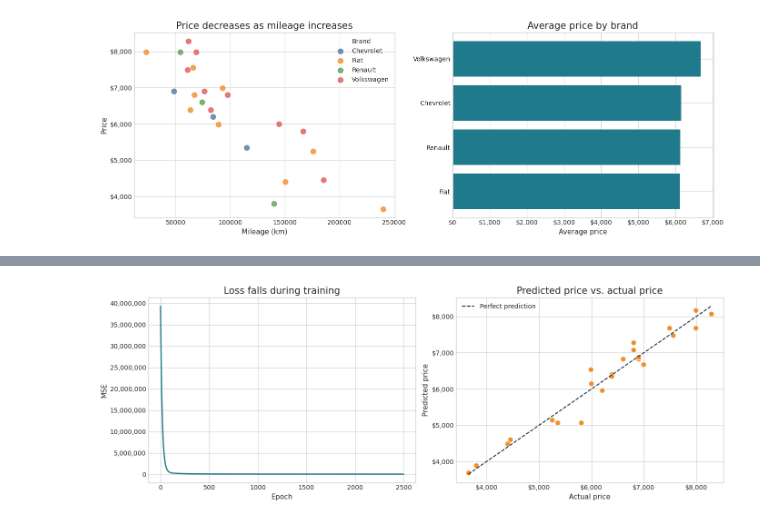
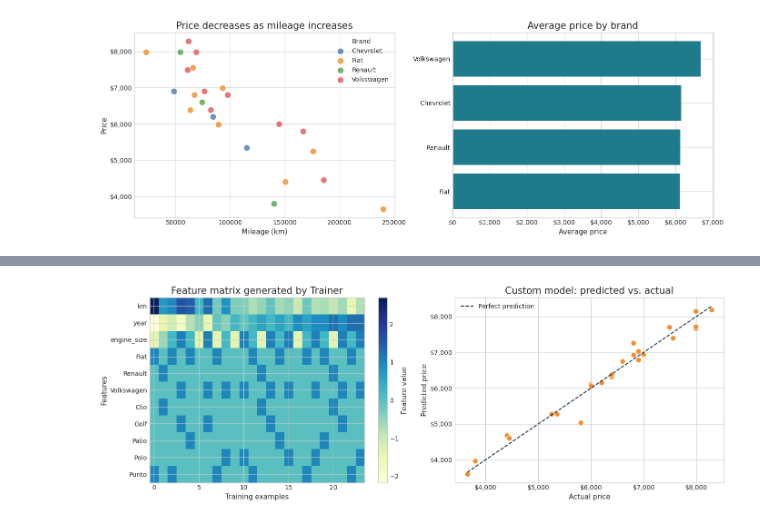
Before and after one commit to oJonasRtz/Machine-Leaning, a Jupyter notebook: linear_regression/gradient_descent/extend/extend_demo.ipynb, the cells around one changed output, grey strips where cells are left out. Drawn from its saved outputs; the diff is of its cells as text; code cells hidden in the pictures.

```diff
--- a/linear_regression/gradient_descent/extend/extend_demo.ipynb
+++ b/linear_regression/gradient_descent/extend/extend_demo.ipynb
@@ -24,15 +16,20 @@ The model has the form $\hat{y} = X\theta$, where $\theta$ contains one intercep
 # %%
 from pathlib import Path
 
+import matplotlib.pyplot as plt
 import numpy as np
 import pandas as pd
-import matplotlib.pyplot as plt
 from matplotlib.ticker import StrMethodFormatter
+
+from sklearn_train import LinearRegression, main as sklearn_train_main, open_csv as open_sklearn_csv
+from train import Model, Trainer, open_csv
 
 plt.style.use("seaborn-v0_8-whitegrid")
 plt.rcParams.update({"figure.figsize": (11, 5), "axes.titlesize": 15, "axes.labelsize": 11})
 
 DATA_PATH = Path("dataset.csv")
-data = pd.read_csv(DATA_PATH)
+REQUIRED_COLUMNS = ["km", "engine_size", "year", "brand", "model", "price"]
+data = open_csv(str(DATA_PATH), REQUIRED_COLUMNS)
+sklearn_data = open_sklearn_csv(str(DATA_PATH), REQUIRED_COLUMNS)
 data.head()
 # %% [output]
@@ -183,0 +77,15 @@ Final RMSE: 276.03
+# %%
+custom_model = Model()
+custom_trainer = Trainer(data=data, model=custom_model)
+custom_trainer.gradient_descent()
+
+custom_features = custom_trainer.x_values
+custom_target = custom_trainer.y_values
+custom_predictions = custom_model.predict(custom_features)
+custom_training = custom_trainer.train_resume()
+
+print(f"Rows used by Trainer: {custom_features.shape[0]}")
+print(f"Parameters learned: {custom_features.shape[1]}")
+print(f"Training epochs: {custom_training['total_epochs']:,}")
+print(f"Custom MSE: {custom_training['MSE']:,.2f}")
+print(f"Custom RMSE: {custom_training['RMSE']:,.2f}")
@@ -183,0 +99,4 @@ Final RMSE: 276.03
+# %%
+feature_names = ["intercept"] + custom_training["feature_names"]
+feature_matrix = pd.DataFrame(custom_features, columns=feature_names)
+feature_matrix.head().style.format("{:,.3f}").background_gradient(cmap="YlGnBu")
@@ -184,21 +110,22 @@ Final RMSE: 276.03
 # %%
 fig, axes = plt.subplots(1, 2, figsize=(14, 5))
-axes[0].plot(loss_history, color="#1f7a8c", linewidth=2)
-axes[0].set_title("Loss falls during training")
-axes[0].set_xlabel("Epoch")
-axes[0].set_ylabel("MSE")
-axes[0].yaxis.set_major_formatter(StrMethodFormatter("{x:,.0f}"))
+image = axes[0].imshow(custom_features[:, 1:].T, aspect="auto", cmap="YlGnBu")
+axes[0].set_title("Feature matrix generated by Trainer")
+axes[0].set_xlabel("Training examples")
+axes[0].set_ylabel("Features")
+axes[0].set_yticks(range(len(feature_names) - 1), feature_names[1:])
+fig.colorbar(image, ax=axes[0], label="Feature value")
 
-axes[1].scatter(y, final_predictions, s=70, color="#f28e2b", edgecolor="white", linewidth=0.8)
-line_min, line_max = y.min(), y.max()
+axes[1].scatter(custom_target, custom_predictions, s=70, color="#f28e2b", edgecolor="white", linewidth=0.8)
+line_min, line_max = custom_target.min(), custom_target.max()
 axes[1].plot([line_min, line_max], [line_min, line_max], linestyle="--", color="#102a43", label="Perfect prediction")
-axes[1].set_title("Predicted price vs. actual price")
+axes[1].set_title("Custom model: predicted vs. actual")
 axes[1].set_xlabel("Actual price")
 axes[1].set_ylabel("Predicted price")
 axes[1].xaxis.set_major_formatter(StrMethodFormatter("${x:,.0f}"))
 axes[1].yaxis.set_major_formatter(StrMethodFormatter("${x:,.0f}"))
 axes[1].legend()
 plt.tight_layout()
 plt.show()
 # %% [output]
-[figure, old version]
+[figure, new version]
```
Also changed, not shown: parts of 27 cells of this notebook.
